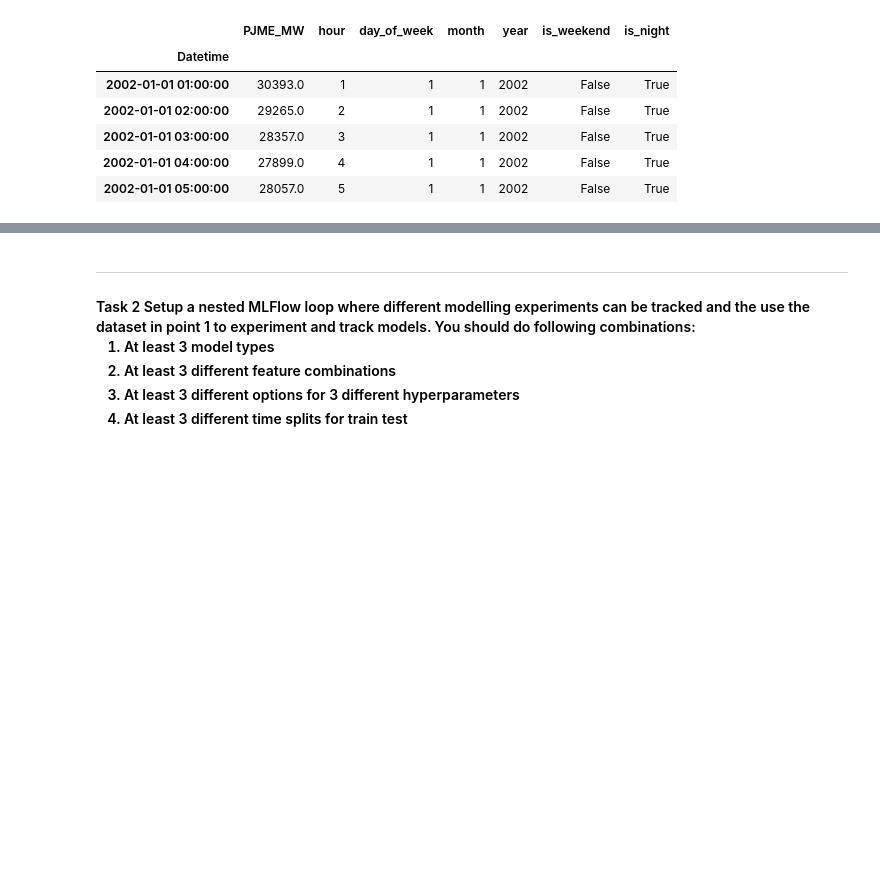
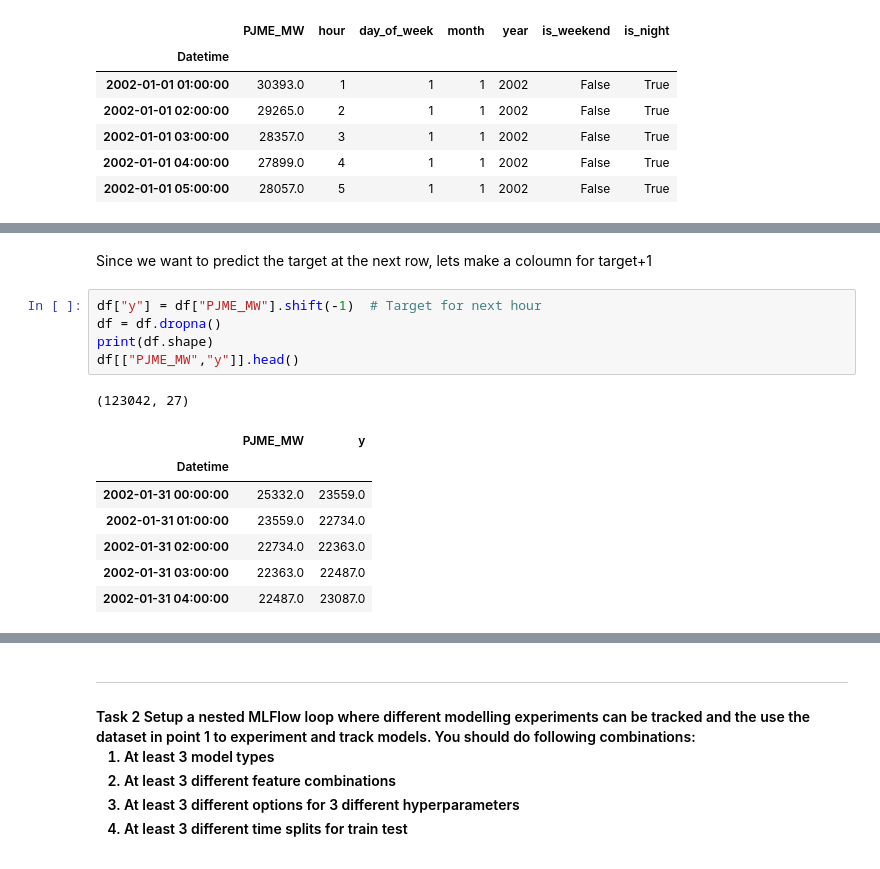
Before and after one commit to Sebastianrix/Data-Things, a Jupyter notebook: 9) Machine Learning Operations (MLOps)/mlflow_task.ipynb, the cells around one changed output, grey strips where cells are left out. Cells and saved outputs as stored; diff of their text form; blank space fills up the shorter version.

```diff
--- a/9) Machine Learning Operations (MLOps)/mlflow_task.ipynb
+++ b/9) Machine Learning Operations (MLOps)/mlflow_task.ipynb
@@ -159,3 +167,19 @@ df.dropna()
 | 2018-08-02 23:00:00 | 38500.0 | 23 | 3 | 8 | 2018 | False | True | 41552.0 | 43256.0 | 44057.0 | ... |
 | 2018-08-03 00:00:00 | 35486.0 | 0 | 4 | 8 | 2018 | False | True | 38500.0 | 41552.0 | 43256.0 | ... |
 123073 rows × 26 columns
+# %% [markdown]
+Since we want to predict the target at the next row, lets make a coloumn for target+1
+# %%
+df["y"] = df["PJME_MW"].shift(-1)  # Target for next hour
+df = df.dropna()
+print(df.shape)
+df[["PJME_MW","y"]].head()
+# %% [output]
+(123042, 27)
+|  | PJME_MW | y |
+| Datetime |  |  |
+| 2002-01-31 00:00:00 | 25332.0 | 23559.0 |
+| 2002-01-31 01:00:00 | 23559.0 | 22734.0 |
+| 2002-01-31 02:00:00 | 22734.0 | 22363.0 |
+| 2002-01-31 03:00:00 | 22363.0 | 22487.0 |
+| 2002-01-31 04:00:00 | 22487.0 | 23087.0 |
```
Also changed, not shown: parts of 15 cells of this notebook.
